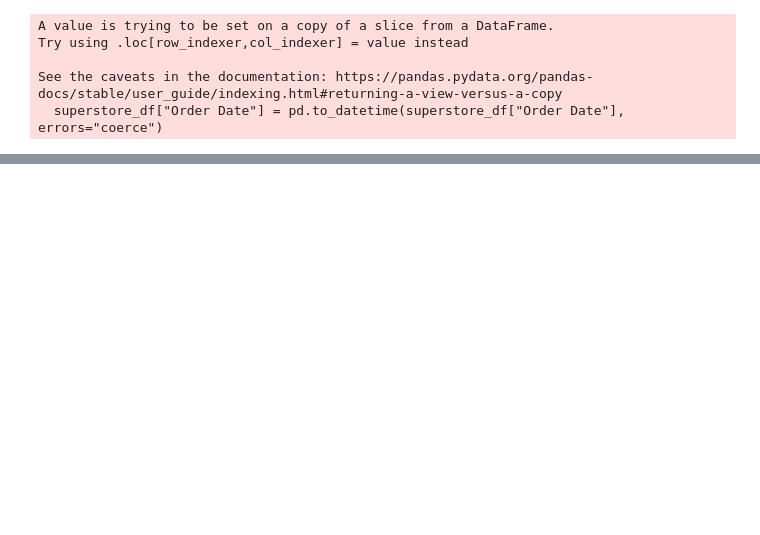
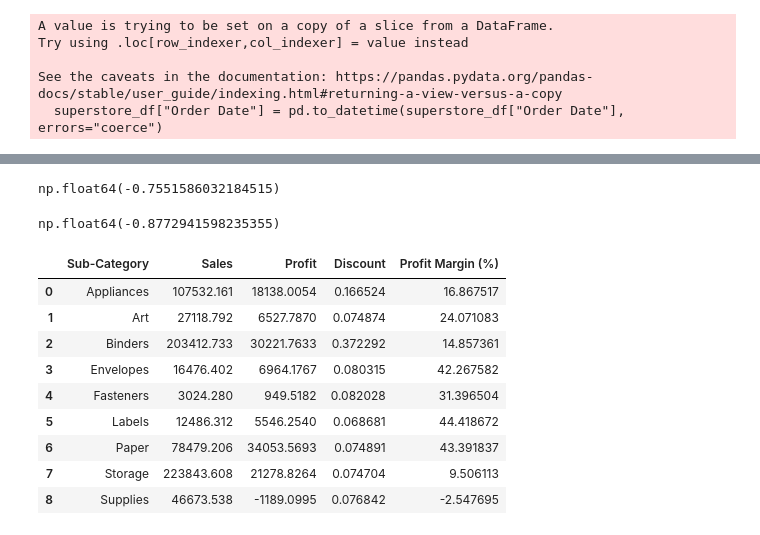
Before and after one commit to pabs-llama/projects, a Jupyter notebook: project_5_ecommerce/updated_superstore.ipynb, the cells around one changed output, grey strips where cells are left out. Drawn from its saved outputs; the diff is of its cells as text; code cells hidden in the pictures; blank space fills up the shorter version.

```diff
--- a/project_5_ecommerce/updated_superstore.ipynb
+++ b/project_5_ecommerce/updated_superstore.ipynb
@@ -246,0 +281,31 @@ price_per_unit_kpi
+# %%
+technology_discount_correlation
+# %% [output]
+np.float64(-0.7551586032184515)
+# %%
+office_supplies_df = superstore_df[superstore_df["Category"] == "Office Supplies"]
+office_supplies_discount_correlation = office_supplies_df[["Transaction Profit Margin", "Discount"]].corr().iloc[0, 1]
+office_supplies_discount_correlation
+# %% [output]
+np.float64(-0.8772941598235355)
+# %%
+# Aggregate profit margin by sub-category
+office_supplies_subcategory_profit = office_supplies_df.groupby("Sub-Category").agg(
+    {"Sales": "sum", "Profit": "sum", "Discount": "mean"}
+).reset_index()
+
+# Calculate profit margin percentage
+office_supplies_subcategory_profit["Profit Margin (%)"] = (office_supplies_subcategory_profit["Profit"] / office_supplies_subcategory_profit["Sales"]) * 100
+# %%
+office_supplies_subcategory_profit
+# %% [output]
+|  | Sub-Category | Sales | Profit | Discount | Profit Margin (%) |
+| 0 | Appliances | 107532.161 | 18138.0054 | 0.166524 | 16.867517 |
+| 1 | Art | 27118.792 | 6527.7870 | 0.074874 | 24.071083 |
+| 2 | Binders | 203412.733 | 30221.7633 | 0.372292 | 14.857361 |
+| 3 | Envelopes | 16476.402 | 6964.1767 | 0.080315 | 42.267582 |
+| 4 | Fasteners | 3024.280 | 949.5182 | 0.082028 | 31.396504 |
+| 5 | Labels | 12486.312 | 5546.2540 | 0.068681 | 44.418672 |
+| 6 | Paper | 78479.206 | 34053.5693 | 0.074891 | 43.391837 |
+| 7 | Storage | 223843.608 | 21278.8264 | 0.074704 | 9.506113 |
+| 8 | Supplies | 46673.538 | -1189.0995 | 0.076842 | -2.547695 |
```
Also changed, not shown: parts of 18 cells of this notebook, 2 other files.
